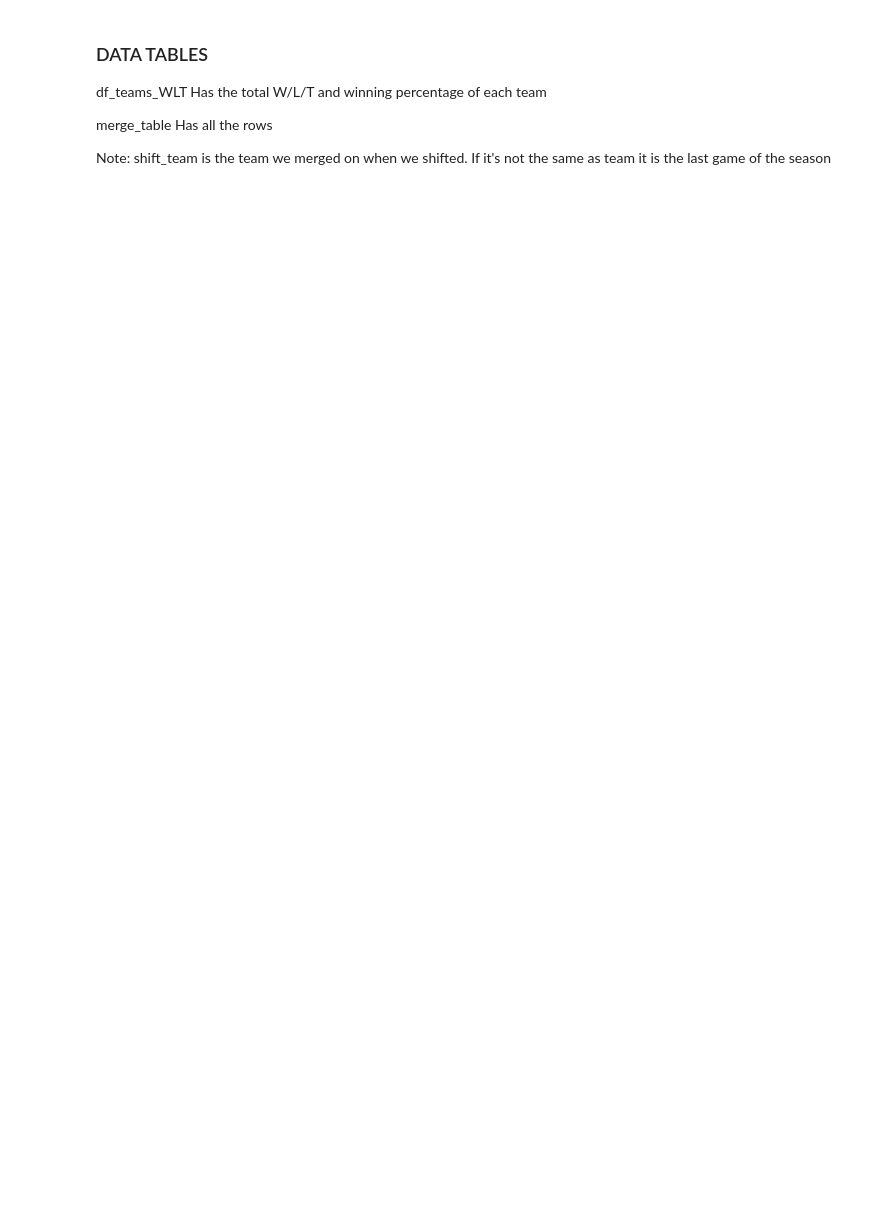
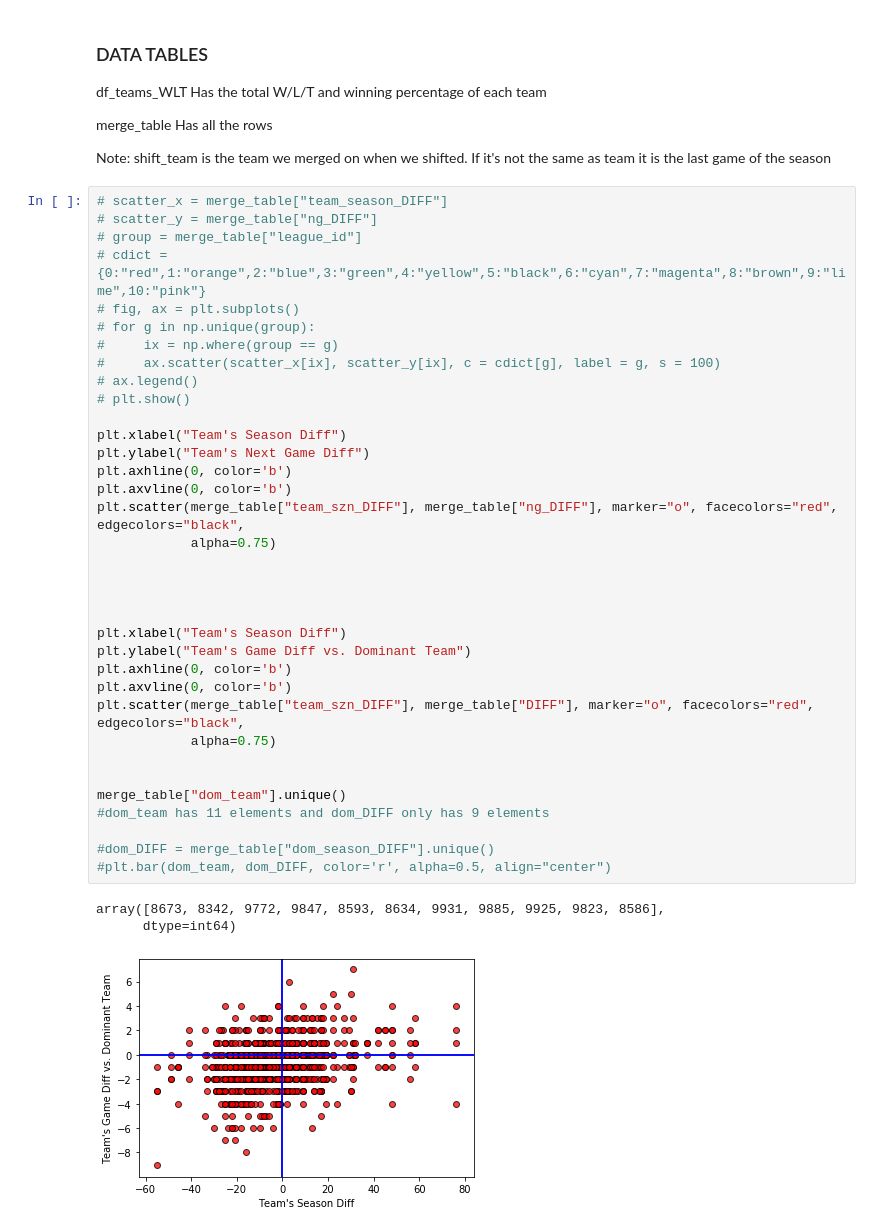
Before and after one commit to ShaleshK/project-one, a Jupyter notebook: fifa.ipynb, the cells around one changed output. Drawn from its saved outputs; the diff is of its cells as text; blank space fills up the shorter version.

```diff
--- a/fifa.ipynb
+++ b/fifa.ipynb
@@ -357,3 +366,42 @@ Has all the rows
 
 Note:
 shift_team is the team we merged on when we shifted.  If it's not the same as team it is the last game of the season
+# %%
+# scatter_x = merge_table["team_season_DIFF"]
+# scatter_y = merge_table["ng_DIFF"]
+# group = merge_table["league_id"]
+# cdict = {0:"red",1:"orange",2:"blue",3:"green",4:"yellow",5:"black",6:"cyan",7:"magenta",8:"brown",9:"lime",10:"pink"}
+# fig, ax = plt.subplots()
+# for g in np.unique(group):
+#     ix = np.where(group == g)
+#     ax.scatter(scatter_x[ix], scatter_y[ix], c = cdict[g], label = g, s = 100)
+# ax.legend()
+# plt.show()
+
+plt.xlabel("Team's Season Diff")
+plt.ylabel("Team's Next Game Diff")
+plt.axhline(0, color='b')
+plt.axvline(0, color='b')
+plt.scatter(merge_table["team_szn_DIFF"], merge_table["ng_DIFF"], marker="o", facecolors="red", edgecolors="black",
+            alpha=0.75)
+
+
+
+
+plt.xlabel("Team's Season Diff")
+plt.ylabel("Team's Game Diff vs. Dominant Team")
+plt.axhline(0, color='b')
+plt.axvline(0, color='b')
+plt.scatter(merge_table["team_szn_DIFF"], merge_table["DIFF"], marker="o", facecolors="red", edgecolors="black",
+            alpha=0.75)
+
+
+merge_table["dom_team"].unique()
+#dom_team has 11 elements and dom_DIFF only has 9 elements
+
+#dom_DIFF = merge_table["dom_season_DIFF"].unique()
+#plt.bar(dom_team, dom_DIFF, color='r', alpha=0.5, align="center")
+# %% [output]
+array([8673, 8342, 9772, 9847, 8593, 8634, 9931, 9885, 9925, 9823, 8586],
+      dtype=int64)
+[figure, added]
```
Also changed, not shown: parts of 1 cell of this notebook.
